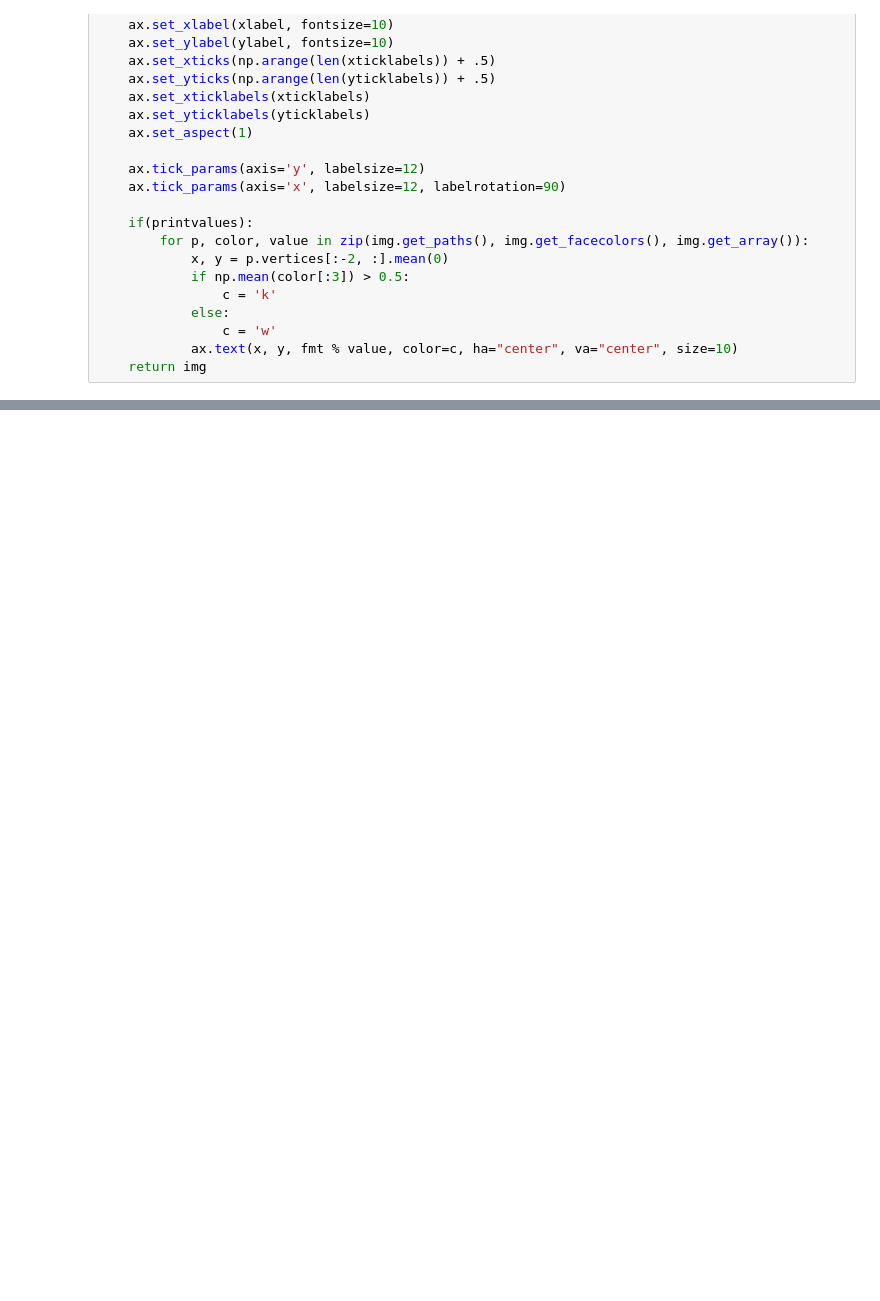
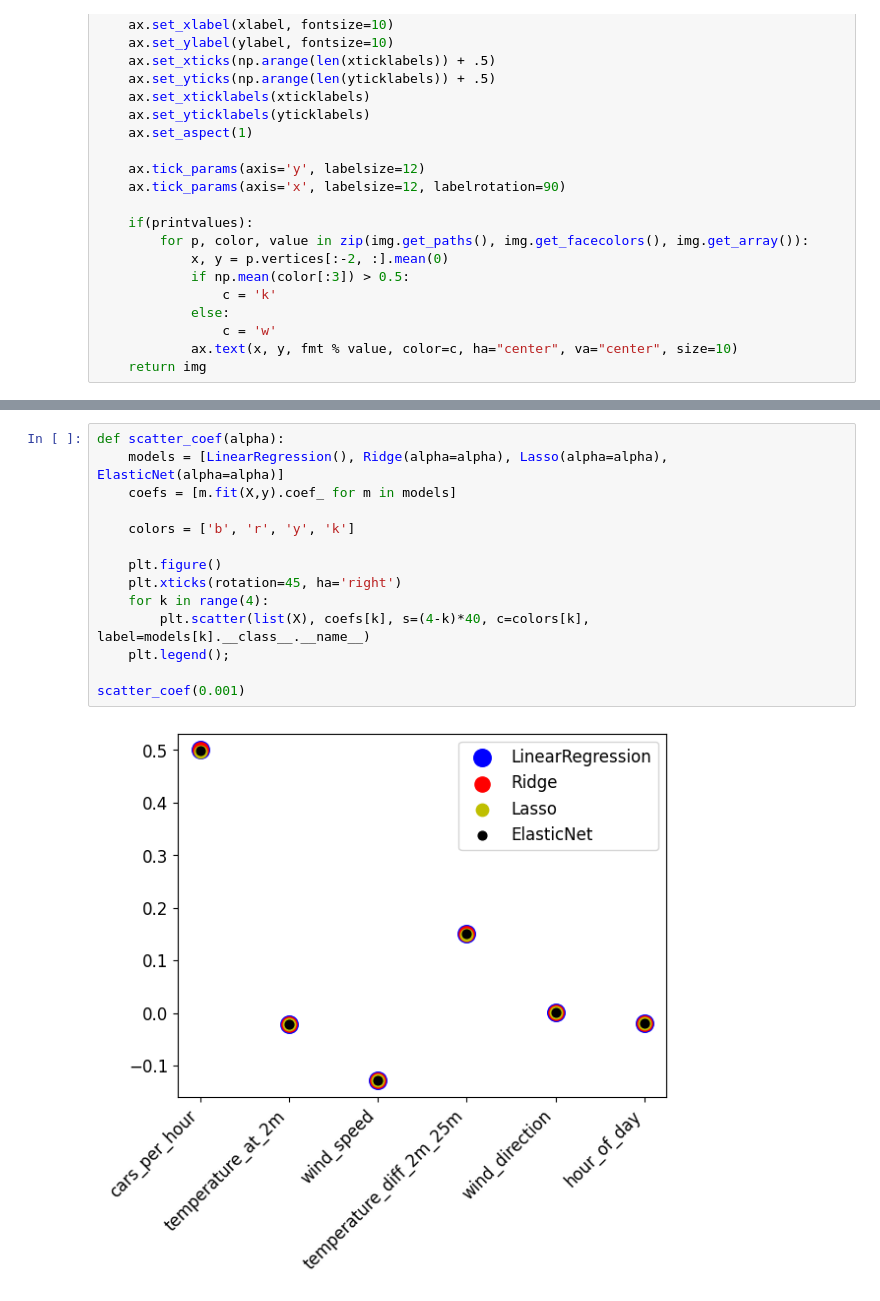
Before and after one commit to RvanSchalm/master, a Jupyter notebook: labs/Lab 1a - Linear Models for Regression.ipynb, the cells around one changed output, grey strips where cells are left out. Saved outputs shown, nothing was run; the diff lists cells and outputs as text; blank space fills up the shorter version.

```diff
--- a/labs/Lab 1a - Linear Models for Regression.ipynb
+++ b/labs/Lab 1a - Linear Models for Regression.ipynb
@@ -289,3 +297,19 @@ For all models, choose an alpha parameter that seems to work well in the previou
+# %%
+def scatter_coef(alpha):
+    models = [LinearRegression(), Ridge(alpha=alpha), Lasso(alpha=alpha), ElasticNet(alpha=alpha)]
+    coefs = [m.fit(X,y).coef_ for m in models]
+
+    colors = ['b', 'r', 'y', 'k']
+
+    plt.figure()
+    plt.xticks(rotation=45, ha='right')
+    for k in range(4):
+        plt.scatter(list(X), coefs[k], s=(4-k)*40, c=colors[k], label=models[k].__class__.__name__)
+    plt.legend();
+
+scatter_coef(0.001)
+# %% [output]
+[figure, added]
 # %% [markdown]
 ### Exercise 3.2
 Redraw the same plot but now using a large amount of regularization (e.g. alpha=1). What do you observe? Does this help you explain the performance difference between Ridge and Lasso in exercise 1.2?
```
Also changed, not shown: parts of 6 cells of this notebook.
